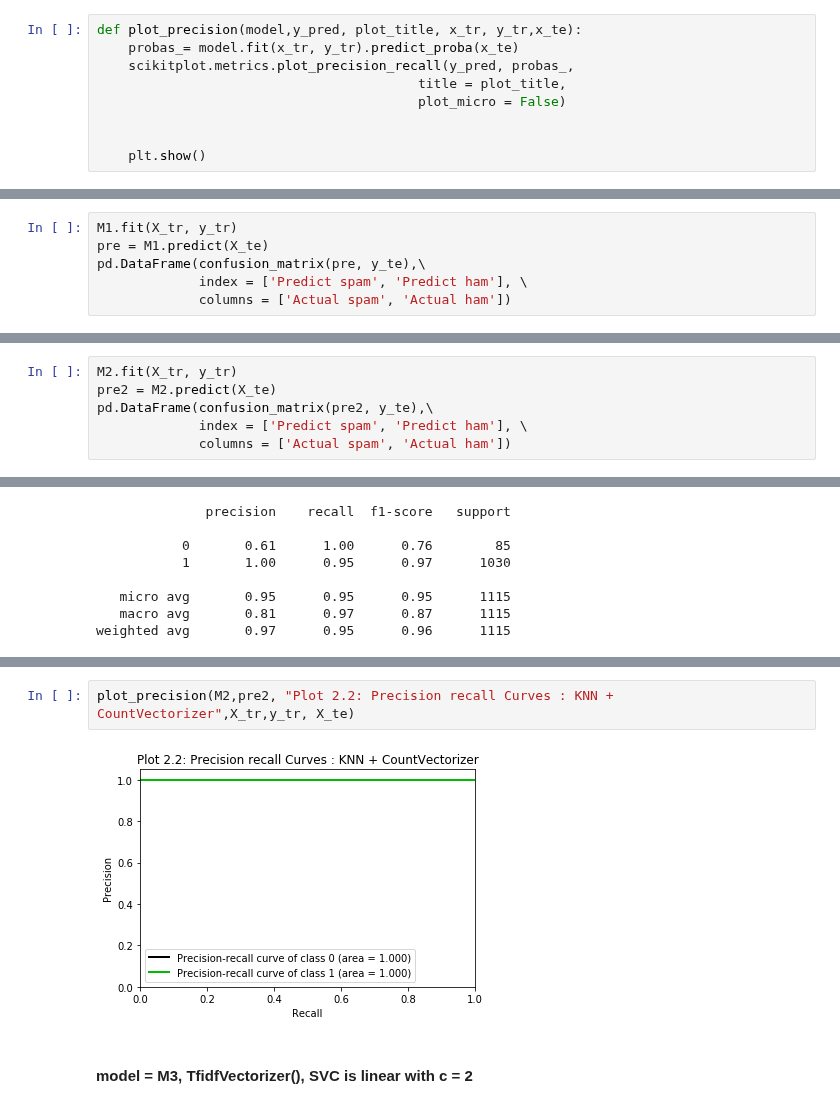
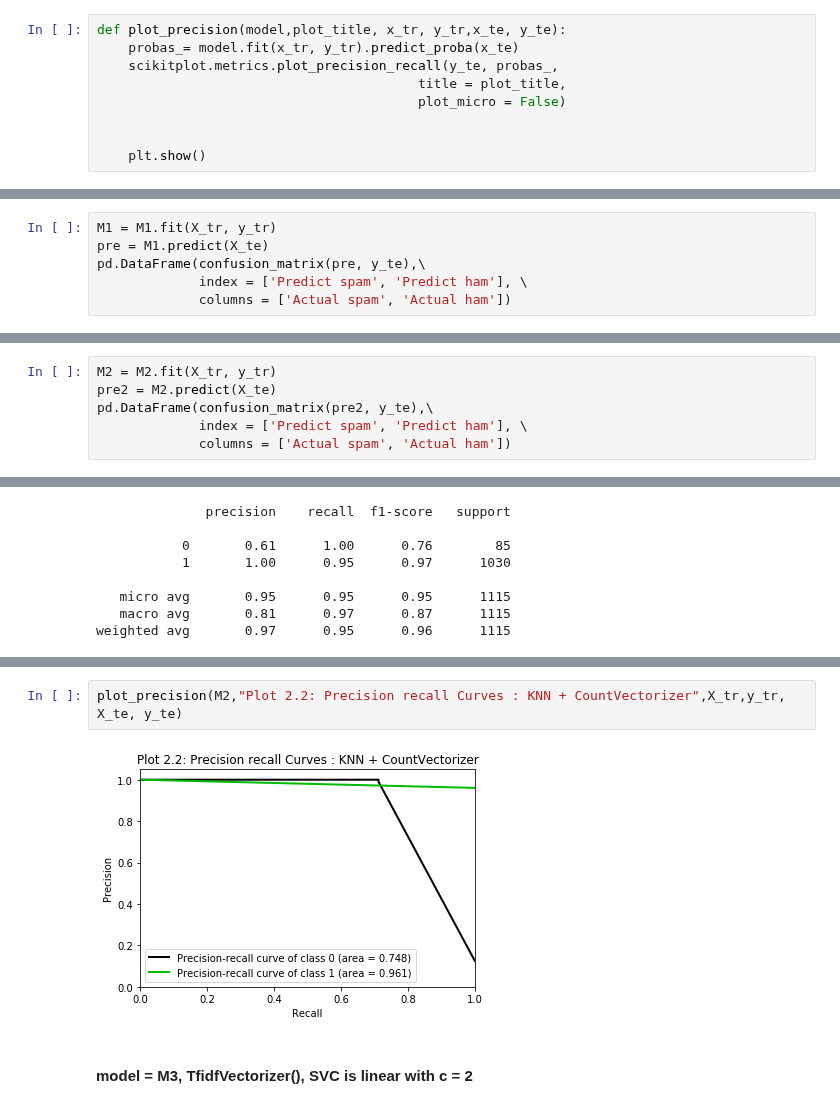
Before and after one commit to ECS171-Project/Final-project, a Jupyter notebook: SVC and KNN.ipynb, the cells around one changed output, grey strips where cells are left out. Drawn from its saved outputs; the diff is of its cells as text.

```diff
--- a/SVC and KNN.ipynb
+++ b/SVC and KNN.ipynb
@@ -376,9 +376,9 @@ def plot_roc(model,y_pred, plot_title, x_tr, y_tr, x_te):
                             plot_micro = False, plot_macro = False)
     plt.show()
 # %%
-def plot_precision(model,y_pred, plot_title, x_tr, y_tr,x_te):
+def plot_precision(model,plot_title, x_tr, y_tr,x_te, y_te):
     probas_= model.fit(x_tr, y_tr).predict_proba(x_te)
-    scikitplot.metrics.plot_precision_recall(y_pred, probas_,
+    scikitplot.metrics.plot_precision_recall(y_te, probas_,
                                          title = plot_title,
                                          plot_micro = False)
 
@@ -387,7 +387,7 @@ def plot_precision(model,y_pred, plot_title, x_tr, y_tr,x_te):
 # %% [markdown]
 #### model = M1, CountVectorizer(), SVC is linear with c = 1
 # %%
-M1.fit(X_tr, y_tr)
+M1 = M1.fit(X_tr, y_tr)
 pre = M1.predict(X_te)
 pd.DataFrame(confusion_matrix(pre, y_te),\
              index = ['Predict spam', 'Predict ham'], \
@@ -419,7 +419,7 @@ plot_precision(M1,pre, "Plot 1.2: Precision recall Curves : SVC + CountVectorize
 # %% [markdown]
 #### model = M2, CountVectorizer(), KNN is distance with n = 5
 # %%
-M2.fit(X_tr, y_tr)
+M2 = M2.fit(X_tr, y_tr)
 pre2 = M2.predict(X_te)
 pd.DataFrame(confusion_matrix(pre2, y_te),\
              index = ['Predict spam', 'Predict ham'], \
@@ -447,7 +447,7 @@ roc_auc for class 1: 1.0
 # %%
-plot_precision(M2,pre2, "Plot 2.2: Precision recall Curves : KNN + CountVectorizer",X_tr,y_tr, X_te)
+plot_precision(M2,"Plot 2.2: Precision recall Curves : KNN + CountVectorizer",X_tr,y_tr, X_te, y_te)
 # %% [output]
-[figure, old version]
+[figure, new version]
 # %% [markdown]
 #### model = M3, TfidfVectorizer(), SVC is linear with c = 2
 # %%
```
Also changed, not shown: parts of 12 cells of this notebook, 2 other files.
